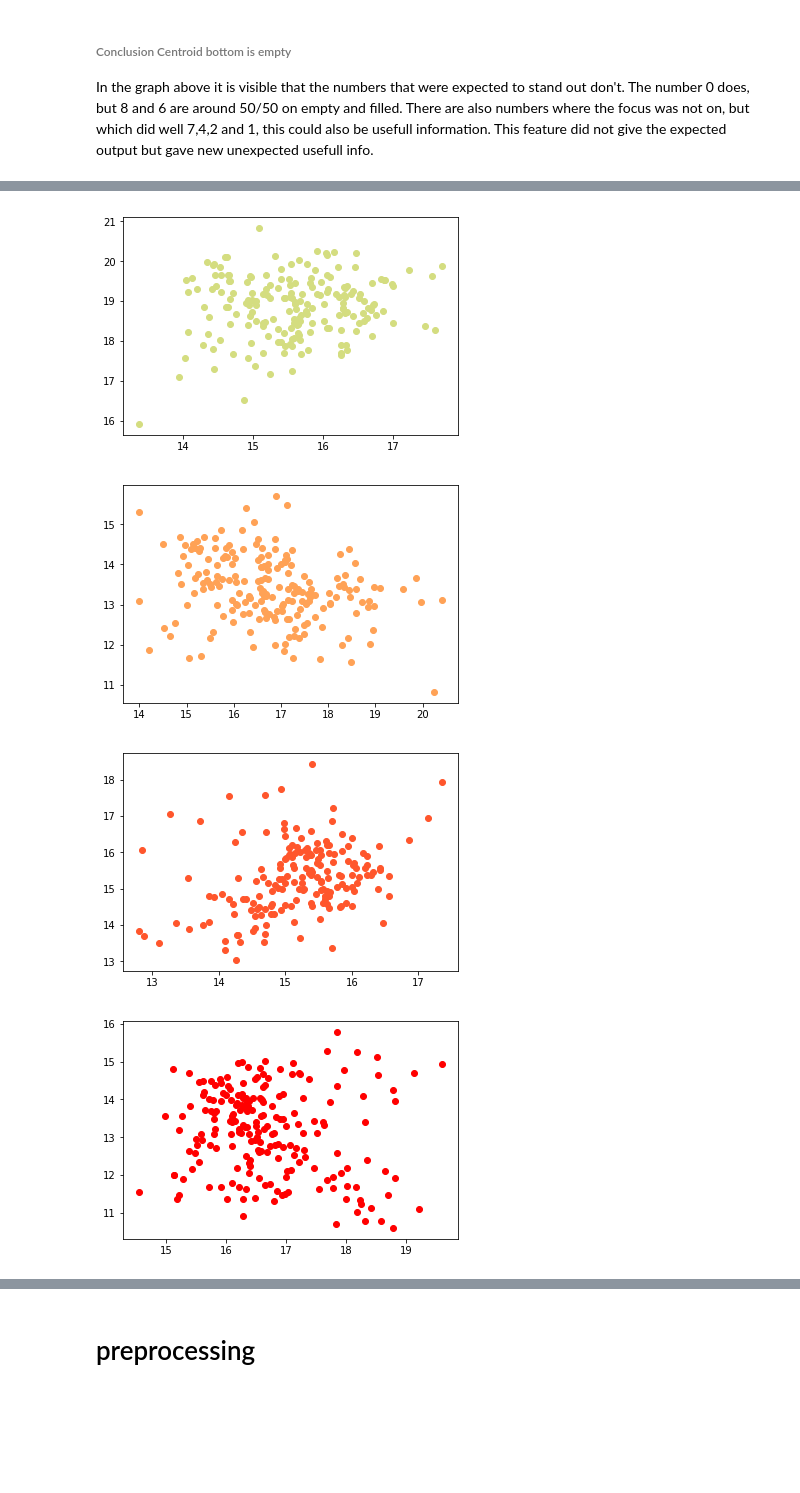
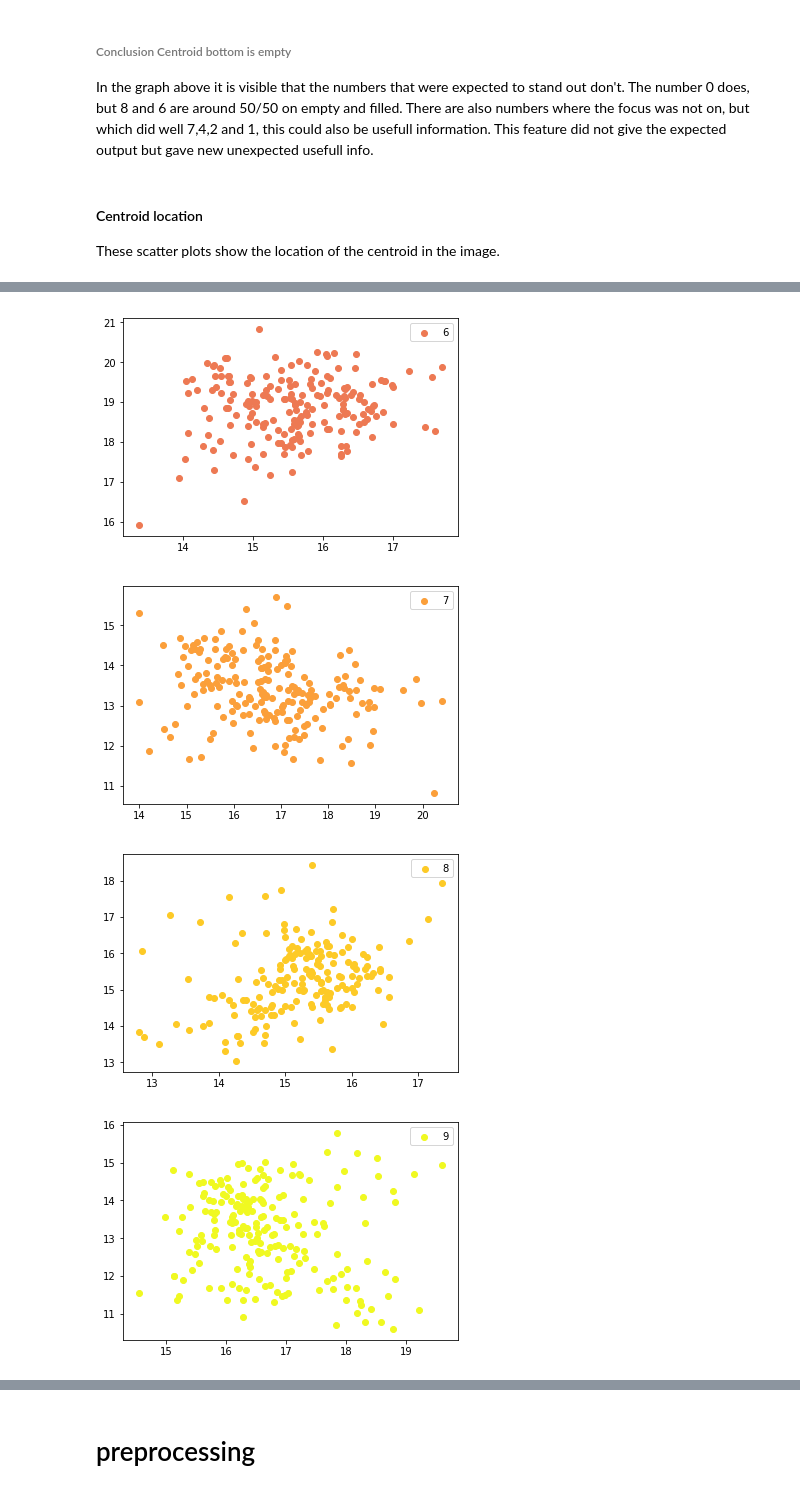
Before and after one commit to romycb/IML, a Jupyter notebook: notebooks/Feature_analysis.ipynb, the cells around one changed output, grey strips where cells are left out. Cells and saved outputs as stored; diff of their text form; code cells hidden in the pictures; blank space fills up the shorter version.

```diff
--- a/notebooks/Feature_analysis.ipynb
+++ b/notebooks/Feature_analysis.ipynb
@@ -86,13 +84,20 @@ df2.plot.barh(stacked=True)
 # %% [markdown]
 ###### Conclusion Centroid bottom is empty
 In the graph above it is visible that the numbers that were expected to stand out don't. The number 0 does, but 8 and 6 are around 50/50 on empty and filled. There are also numbers where the focus was not on, but which did well 7,4,2 and 1, this could also be usefull information. This feature did not give the expected output but gave new unexpected usefull info.
+# %% [markdown]
+#### Centroid location
+
+These scatter plots show the location of the centroid in the image.
 # %%
+# colours
+colors = cm.plasma(np.linspace(0, 1, 10))
+
 #check x and y centroids
-
 for i in range(10):
     plt.figure()
     centroid = df[(df.label == i)]
     xCentroid = centroid.blob_centroid_x
     yCentroid = centroid.blob_centroid_y
-    plt.scatter(x=xCentroid, y= yCentroid, c=colors[i])
+    plt.scatter(x=xCentroid, y= yCentroid, c=colors[i], label=i)
+    plt.legend()
 # %% [output]
@@ -105,4 +110,4 @@ for i in range(10):
-[figure, old version]
+[figure, new version]
-[figure, old version]
+[figure, new version]
-[figure, old version]
+[figure, new version]
-[figure, old version]
+[figure, new version]
```
Also changed, not shown: parts of 26 cells of this notebook.
